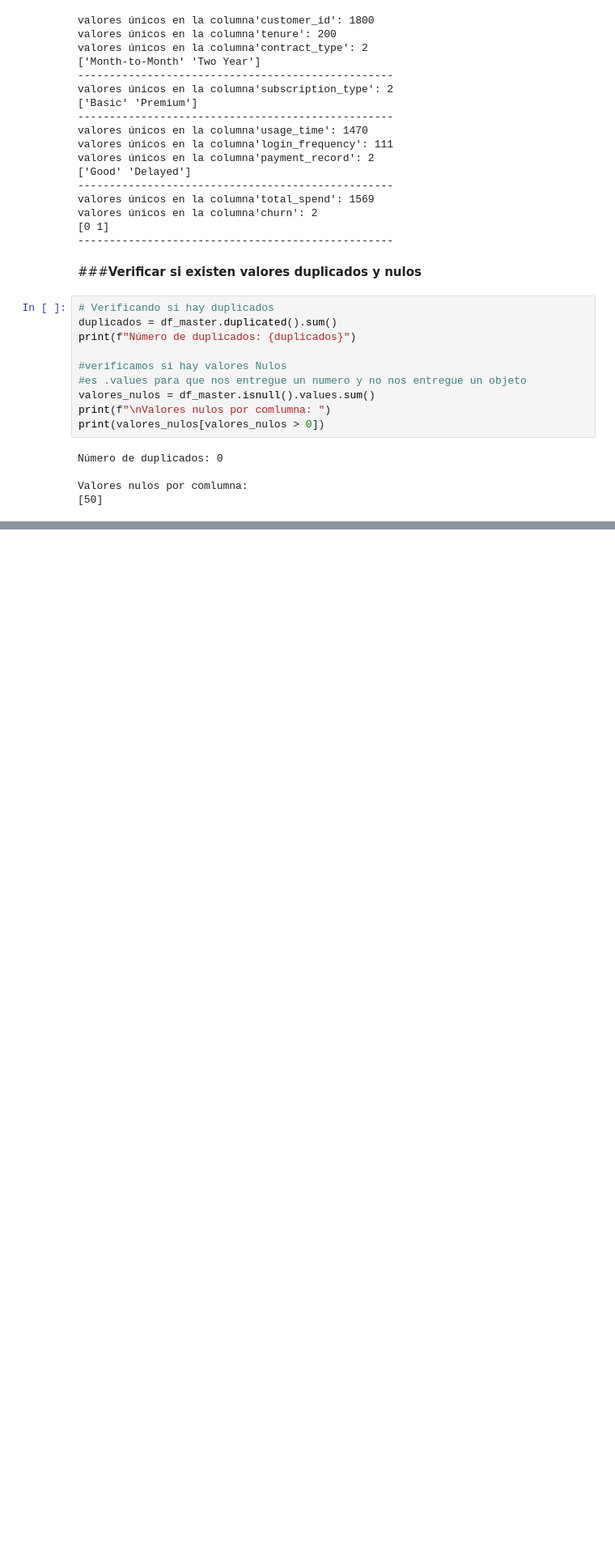
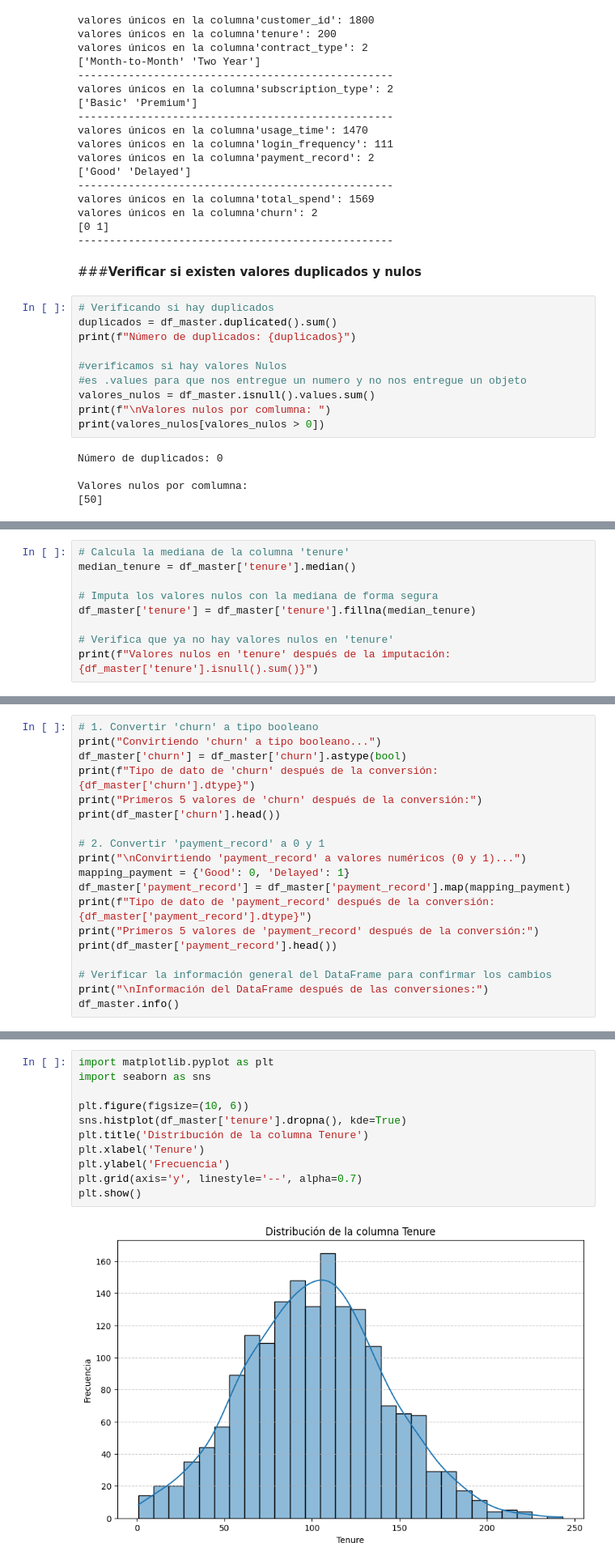
Before and after one commit to veterydaisy/Proyecto-2-ChurnInsight-Predicci-n-de-Cancelaci-n-de-Clientes-grupo-H12-25-L-Equipo-11-Data-Science, a Jupyter notebook: proyecto_churninsight_prediccion_de_cancelacion_de_clientes.ipynb, the cells around one changed output, grey strips where cells are left out. Shown at 81% size. Cells and saved outputs as stored; diff of their text form; blank space fills up the shorter version.

Commit message:
se cambiaron valores de la columna churn y payment_ record a boolean . Ademas, se establecio una mediana para rellenar los datos vacios de la columna tenure

```diff
--- a/proyecto_churninsight_prediccion_de_cancelacion_de_clientes.ipynb
+++ b/proyecto_churninsight_prediccion_de_cancelacion_de_clientes.ipynb
@@ -240,0 +251,9 @@ Series([], dtype: int64)
+# %%
+# Calcula la mediana de la columna 'tenure'
+median_tenure = df_master['tenure'].median()
+
+# Imputa los valores nulos con la mediana de forma segura
+df_master['tenure'] = df_master['tenure'].fillna(median_tenure)
+
+# Verifica que ya no hay valores nulos en 'tenure'
+print(f"Valores nulos en 'tenure' después de la imputación: {df_master['tenure'].isnull().sum()}")
@@ -240,0 +303,19 @@ Series([], dtype: int64)
+# %%
+# 1. Convertir 'churn' a tipo booleano
+print("Convirtiendo 'churn' a tipo booleano...")
+df_master['churn'] = df_master['churn'].astype(bool)
+print(f"Tipo de dato de 'churn' después de la conversión: {df_master['churn'].dtype}")
+print("Primeros 5 valores de 'churn' después de la conversión:")
+print(df_master['churn'].head())
+
+# 2. Convertir 'payment_record' a 0 y 1
+print("\nConvirtiendo 'payment_record' a valores numéricos (0 y 1)...")
+mapping_payment = {'Good': 0, 'Delayed': 1}
+df_master['payment_record'] = df_master['payment_record'].map(mapping_payment)
+print(f"Tipo de dato de 'payment_record' después de la conversión: {df_master['payment_record'].dtype}")
+print("Primeros 5 valores de 'payment_record' después de la conversión:")
+print(df_master['payment_record'].head())
+
+# Verificar la información general del DataFrame para confirmar los cambios
+print("\nInformación del DataFrame después de las conversiones:")
+df_master.info()
@@ -240,0 +345,13 @@ Series([], dtype: int64)
+# %%
+import matplotlib.pyplot as plt
+import seaborn as sns
+
+plt.figure(figsize=(10, 6))
+sns.histplot(df_master['tenure'].dropna(), kde=True)
+plt.title('Distribución de la columna Tenure')
+plt.xlabel('Tenure')
+plt.ylabel('Frecuencia')
+plt.grid(axis='y', linestyle='--', alpha=0.7)
+plt.show()
+# %% [output]
+[figure, added]
```
Also changed, not shown: parts of 17 cells of this notebook.
